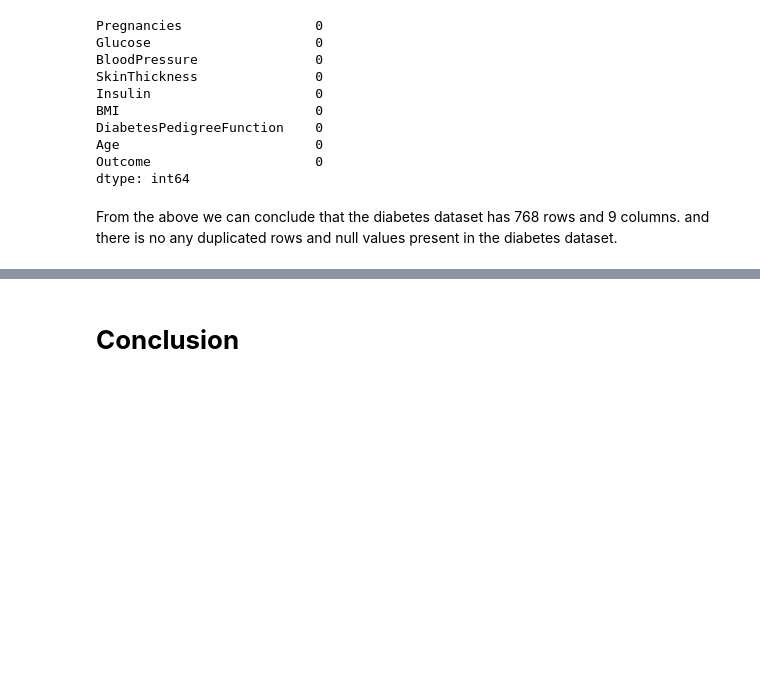
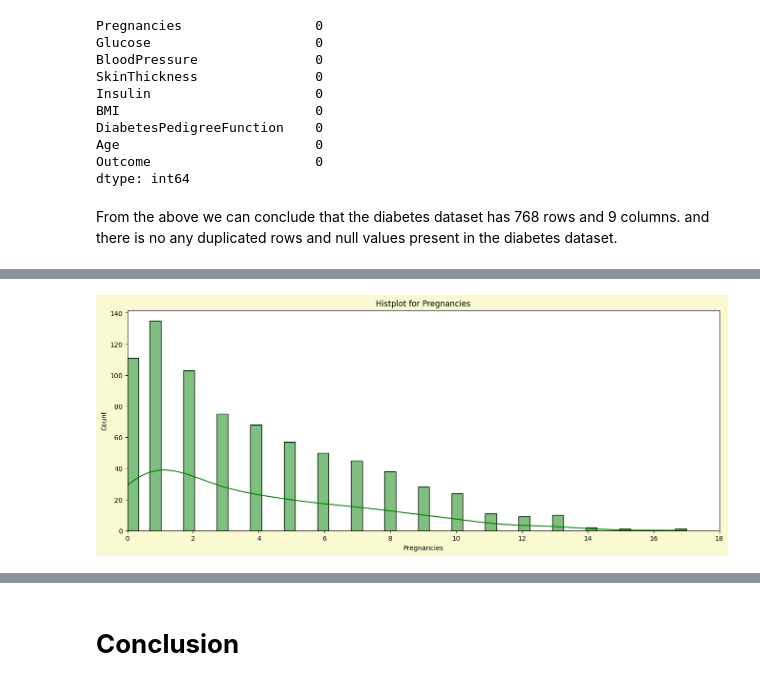
Before and after one commit to hmarathe420/Diabetes_Prediction, a Jupyter notebook: Diabetes_Prediction.ipynb, the cells around one changed output, grey strips where cells are left out. Drawn from its saved outputs; the diff is of its cells as text; code cells hidden in the pictures; blank space fills up the shorter version.

```diff
--- a/Diabetes_Prediction.ipynb
+++ b/Diabetes_Prediction.ipynb
@@ -134,0 +157,10 @@ From the above we can conclude that the diabetes dataset has 768 rows and 9 colu
+# %%
+# ploting histplot for pregnancies
+plt.figure(figsize = (16,6), facecolor = 'lightgoldenrodyellow')
+sns.histplot(data =df , x = 'Pregnancies', bins = 50, color = 'green' , kde = True)
+plt.title('Histplot for Pregnancies')
+plt.xlim(0,18,1)
+plt.plot()
+plt.show()
+# %% [output]
+[figure, added]
```
Also changed, not shown: parts of 12 cells of this notebook.
